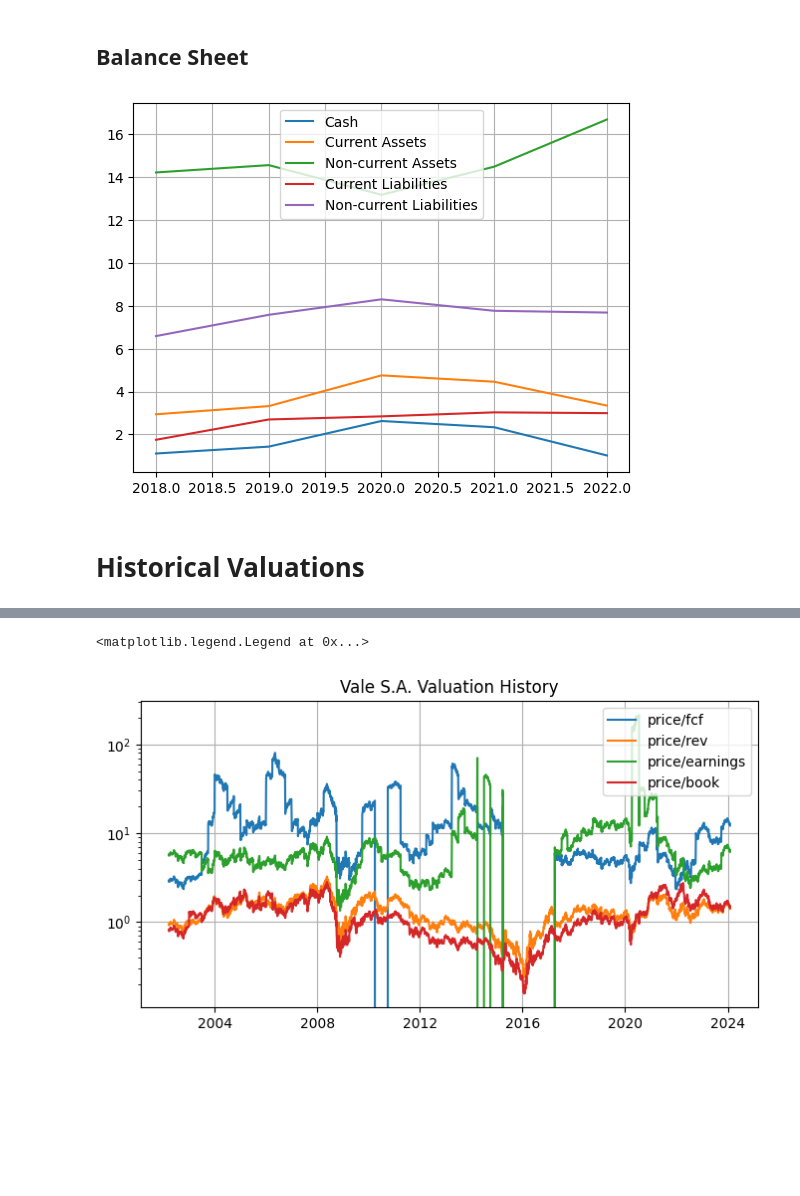
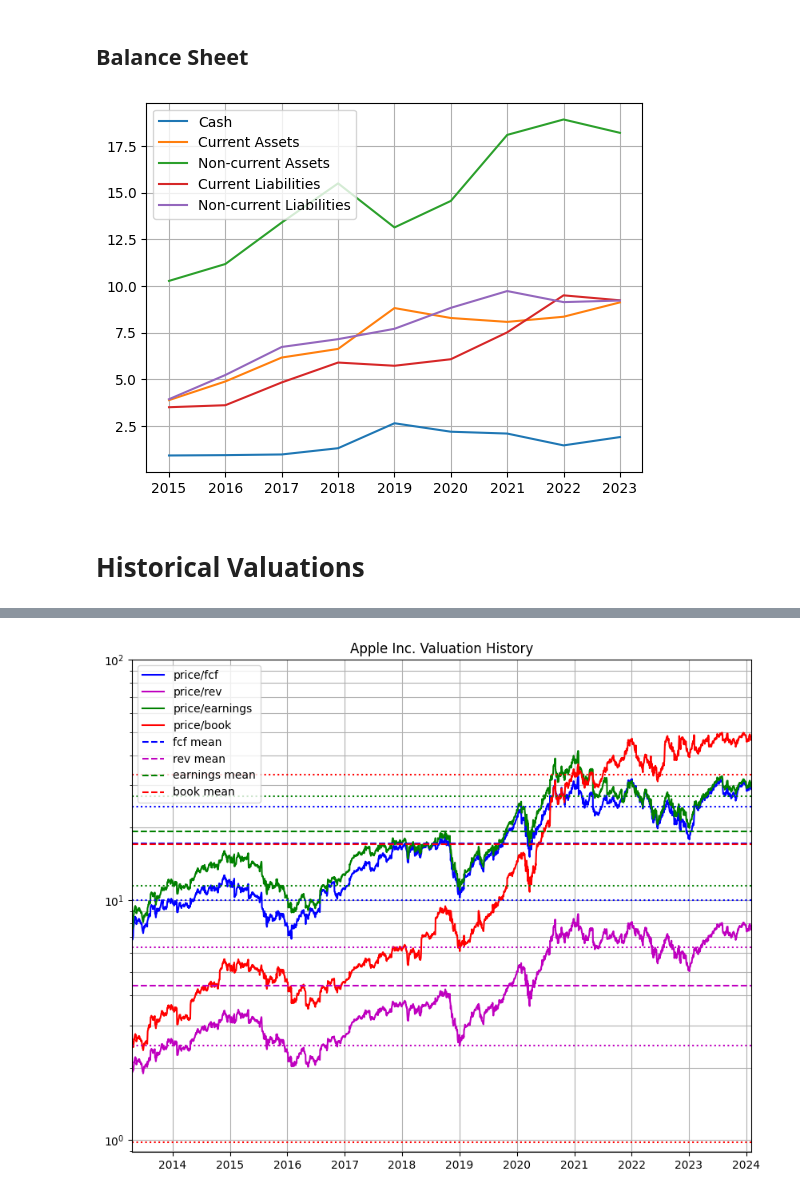
Before and after one commit to BrendanSkyLiang/brendans_bloomberg, a Jupyter notebook: notebooks/single_equity_overview.ipynb, the cells around one changed output, grey strips where cells are left out. Cells and saved outputs as stored; diff of their text form; code cells hidden in the pictures; blank space fills up the shorter version.

```diff
--- a/notebooks/single_equity_overview.ipynb
+++ b/notebooks/single_equity_overview.ipynb
@@ -13,11 +14,14 @@ from interface.company import Company
 from interface.indicator import Yahoo_Indicator
 from interface.forex import forex
 # %%
-company = Company("VALE")
+company = Company("AAPl")
 # %% [markdown]
 # Share Price History
 # %%
-start_date = datetime(2018,8,25).date()
+recency_bias = 0.25
+proportion = 1 - recency_bias
+start_date = company.price_history.dates[math.floor(len(company.price_history.dates) * proportion)]
+print(start_date)
 company_index = np.where(company.price_history.dates == start_date)[0]
 benchmark_index_index = np.where(Yahoo_Indicator("^GSPC").dates == start_date)[0]
 plt.figure(figsize=(8, 4))  # Customize the figure size if needed
@@ -25,7 +29,6 @@ plt.plot(company.price_history.dates, company.price_history.close/float(company.
 plt.plot(Yahoo_Indicator("^GSPC").dates, Yahoo_Indicator("^GSPC").close/float(Yahoo_Indicator("^GSPC").close[benchmark_index_index]))
 plt.xlabel("Date")
 plt.ylabel("Return")
-plt.title("Stock Price History")
+plt.title(f"{company.profile.name} Stock Price History")
 plt.grid(True)
-plt.xlim(start_date, datetime.today())
-plt.legend([str(company.profile.name), "S&P Benchmark"])
+plt.xlim(start_date[0], company.price_history.dates[-1][0])
@@ -34,7 +42,7 @@ plt.legend([str(company.profile.name), "S&P Benchmark"])
 # %% [markdown]
 ## Income Statement
 # %%
-n = 5
+n = math.floor((1-proportion)*len(company.annual_income_statement.income_statement))
 fig, ax = plt.subplots()
 year, revenue, gross_profit, net_income, shs_out = [], [], [], [], []
 for i in range(n):
@@ -97,13 +105,11 @@ ax.grid()
 ax.legend()
 plt.show()
 # %% [output]
-[figure, old version]
+[figure, new version]
 # %% [markdown]
 # Historical Valuations
 # %%
-from matplotlib.pyplot import yscale
-from interface.data_sources.price_history import price_history
-from tools.TTM_calculator import trailing_twelve_month
+from tools.ttm_calculator import trailing_twelve_month
 from datetime import datetime
 ttm_cashflow = trailing_twelve_month(company.symbol, "cashflow_statement")
 ttm_balance_sheet = trailing_twelve_month(company.symbol, "balance_sheet")
@@ -133,14 +139,54 @@ for i in range(len(company.price_history.close)):
     price_earnings.append(price / (ttm_income_statement[index]["netIncome"] / ttm_income_statement[index]["weightedAverageShsOut"]))
     price_book.append(price / ((ttm_balance_sheet[index]["totalAssets"] - ttm_balance_sheet[index]["totalLiabilities"]) / ttm_income_statement[index]["weightedAverageShsOut"]))
 
-fig, ax = plt.subplots(figsize=(8, 4))
+fig, ax = plt.subplots(figsize=(10, 8))
 plt.yscale('log')
-# plt.ylim(0, 100)
+plt.ylim(0, 100)
 plt.title(f"{company.profile.name} Valuation History")
-ax.plot(dates, price_fcf, label= "price/fcf")
-ax.plot(dates, price_rev, label= "price/rev")
-ax.plot(dates, price_earnings, label= "price/earnings")
-ax.plot(dates, price_book, label= "price/book")
-ax.grid()
-ax.legend()
+plt.xlim(company.price_history.dates[math.floor(len(company.price_history.dates) * proportion)][0], company.price_history.dates[-1][0])
+ax.plot(dates, price_fcf, label= "price/fcf", color = "b")
+ax.plot(dates, price_rev, label= "price/rev", color = "m")
+ax.plot(dates, price_earnings, label= "price/earnings", color = "green")
+ax.plot(dates, price_book, label= "price/book", color = "red")
+ax.hlines(np.mean(np.array(price_fcf[math.floor(len(company.price_history.dates) * proportion):])),
+          company.price_history.dates[math.floor(len(company.price_history.dates) * proportion)][0],
+          company.price_history.dates[-1][0], colors="b", linestyles="--", label = "fcf mean")
+ax.hlines(np.mean(np.array(price_fcf[math.floor(len(company.price_history.dates) * proportion):])) + np.std(np.array(price_fcf[math.floor(len(company.price_history.dates) * proportion):])),
+          company.price_history.dates[math.floor(len(company.price_history.dates) * proportion)][0],
+          company.price_history.dates[-1][0], colors="b", linestyles="dotted")
+ax.hlines(np.mean(np.array(price_fcf[math.floor(len(company.price_history.dates) * proportion):])) - np.std(np.array(price_fcf[math.floor(len(company.price_history.dates) * proportion):])),
+          company.price_history.dates[math.floor(len(company.price_history.dates) * proportion)][0],
+          company.price_history.dates[-1][0], colors="b", linestyles="dotted")
+
+ax.hlines(np.mean(np.array(price_rev[math.floor(len(company.price_history.dates) * proportion):])),
+          company.price_history.dates[math.floor(len(company.price_history.dates) * proportion)][0],
+          company.price_history.dates[-1][0], colors="m", linestyles="--", label = "rev mean")
+ax.hlines(np.mean(np.array(price_rev[math.floor(len(company.price_history.dates) * proportion):])) + np.std(np.array(price_rev[math.floor(len(company.price_history.dates) * proportion):])),
+          company.price_history.dates[math.floor(len(company.price_history.dates) * proportion)][0],
+          company.price_history.dates[-1][0], colors="m", linestyles="dotted")
+ax.hlines(np.mean(np.array(price_rev[math.floor(len(company.price_history.dates) * proportion):])) - np.std(np.array(price_rev[math.floor(len(company.price_history.dates) * proportion):])),
+          company.price_history.dates[math.floor(len(company.price_history.dates) * proportion)][0],
+          company.price_history.dates[-1][0], colors="m", linestyles="dotted")
+
+ax.hlines(np.mean(np.array(price_earnings[math.floor(len(company.price_history.dates) * proportion):])),
+          company.price_history.dates[math.floor(len(company.price_history.dates) * proportion)][0],
+              company.price_history.dates[-1][0], colors="green", linestyles="--", label = "earnings mean")
+ax.hlines(np.mean(np.array(price_earnings[math.floor(len(company.price_history.dates) * proportion):])) + np.std(np.array(price_earnings[math.floor(len(company.price_history.dates) * proportion):])),
+          company.price_history.dates[math.floor(len(company.price_history.dates) * proportion)][0],
+          company.price_history.dates[-1][0], colors="green", linestyles="dotted")
+ax.hlines(np.mean(np.array(price_earnings[math.floor(len(company.price_history.dates) * proportion):])) - np.std(np.array(price_earnings[math.floor(len(company.price_history.dates) * proportion):])),
+          company.price_history.dates[math.floor(len(company.price_history.dates) * proportion)][0],
+          company.price_history.dates[-1][0], colors="green", linestyles="dotted")
+
+ax.hlines(np.mean(np.array(price_book[math.floor(len(company.price_history.dates) * proportion):])),
+          company.price_history.dates[math.floor(len(company.price_history.dates) * proportion)][0],
+          company.price_history.dates[-1][0], colors="red", linestyles="--", label = "book mean")
+ax.hlines(np.mean(np.array(price_book[math.floor(len(company.price_history.dates) * proportion):])) + np.std(np.array(price_book[math.floor(len(company.price_history.dates) * proportion):])),
+          company.price_history.dates[math.floor(len(company.price_history.dates) * proportion)][0],
+          company.price_history.dates[-1][0], colors="red", linestyles="dotted")
+ax.hlines(np.mean(np.array(price_book[math.floor(len(company.price_history.dates) * proportion):])) - np.std(np.array(price_book[math.floor(len(company.price_history.dates) * proportion):])),
+          company.price_history.dates[math.floor(len(company.price_history.dates) * proportion)][0],
+          company.price_history.dates[-1][0], colors="red", linestyles="dotted")
+ax.grid(which="both")
+ax.legend(loc = "upper left")
 # %% [output]
@@ -149,2 +194 @@ ax.legend()
-<matplotlib.legend.Legend at 0x...>
-[figure, old version]
+[figure, new version]
```
Also changed, not shown: parts of 14 cells of this notebook, 3 other files.
